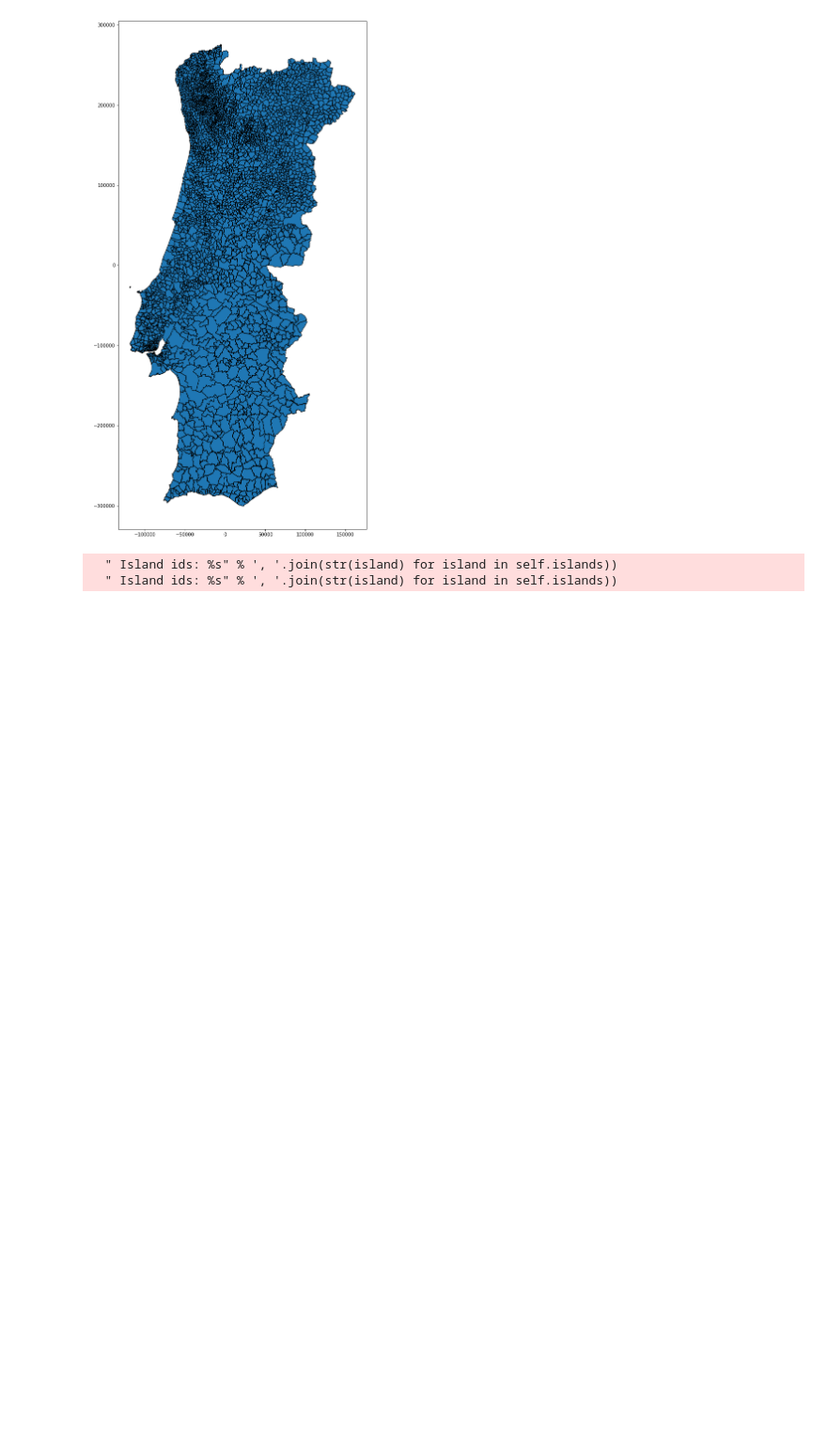
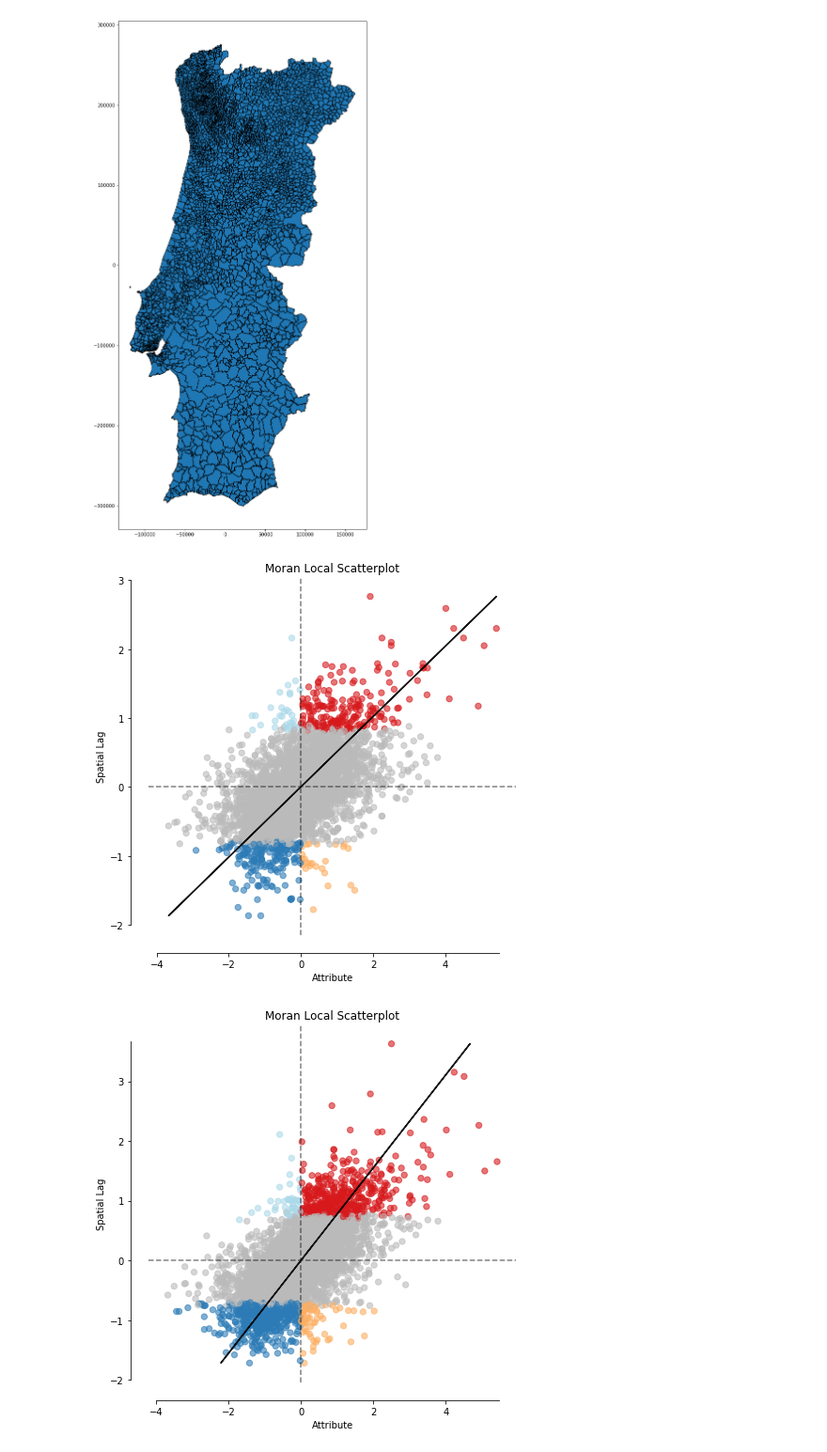
Before and after one commit to joaodolobo/Matrix_contiguity, a Jupyter notebook: Testes_PYSAL.ipynb, the cells around one changed output. Shown at 94% size. Saved outputs shown, nothing was run; the diff lists cells and outputs as text; code cells hidden in the pictures; blank space fills up the shorter version.

```diff
--- a/Testes_PYSAL.ipynb
+++ b/Testes_PYSAL.ipynb
@@ -23,7 +25,7 @@ ps.lib.examples.explain('mexico')
   '* mexicojoin.shp: Polygon shapefile. (n=32)',
   'Data used in Rey, S.J. and M.L. Sastre Gutierrez. (2010) "Interregional inequality dynamics in Mexico." Spatial Economic Analysis, 5: 277-298.']}
 # %%
-path = "C:/Users/jwolf/Documents/MEGA/03_Doutoramento/05_SIG/Administrativos/Freguesias/Freguesia_CAOP_2010.shp"
+path = "C:/Users/jan_lenovo/Documents/MEGA/03_Doutoramento/05_SIG/Administrativos/Freguesias/Freguesia_CAOP_2010.shp"
 gdf = gpd.read_file (path)
 #freguesias_shp = ps.open(path + '.shp')
 #freguesias_dbf = ps.open(path + '.dbf')
@@ -37,12 +37,23 @@ gdf.plot(figsize=(20, 20), edgecolor='k')
 # %% [output]
 <matplotlib.axes._subplots.AxesSubplot at 0x...>
 [figure]
-# %%
-w= pysal.lib.weights.DistanceBand.from_shapefile(path, alpha = 2, threshold = 10000)
-# %% [output]
-  " Island ids: %s" % ', '.join(str(island) for island in self.islands))
-  " Island ids: %s" % ', '.join(str(island) for island in self.islands))
+# %%
+w1= pysal.lib.weights.KNN.from_shapefile(path, k= 1)
+w3= pysal.lib.weights.KNN.from_shapefile(path, k= 3)
 # %%
 y = gdf['Var01_11']
-l_moran = pysal.explore.esda.Moran_Local(y, w, transformation='r', permutations=999)
+moran_1 = pysal.explore.esda.Moran_Local(y, w, transformation='r', permutations=999)
+moran_3 = pysal.explore.esda.Moran_Local(y, w3, transformation='r', permutations=999)
+# %%
+from pysal.viz.splot.esda import moran_scatterplot
+fig, ax  = [2,1]
+moran_scatterplot(moran_1, p=0.05)
+moran_scatterplot(moran_3, p=0.05)
+#moran_scatterplot(moran_loc, p=0.05, ax=axs[1,0])
+#moran_scatterplot(moran_bv, p=0.05, ax=axs[0,1])
+#moran_scatterplot(moran_loc_bv, p=0.05, ax=axs[1,1])
+plt.show()
+# %% [output]
+[figure, added]
+[figure, added]
 # %%
```
Also changed, not shown: parts of 3 cells of this notebook.
